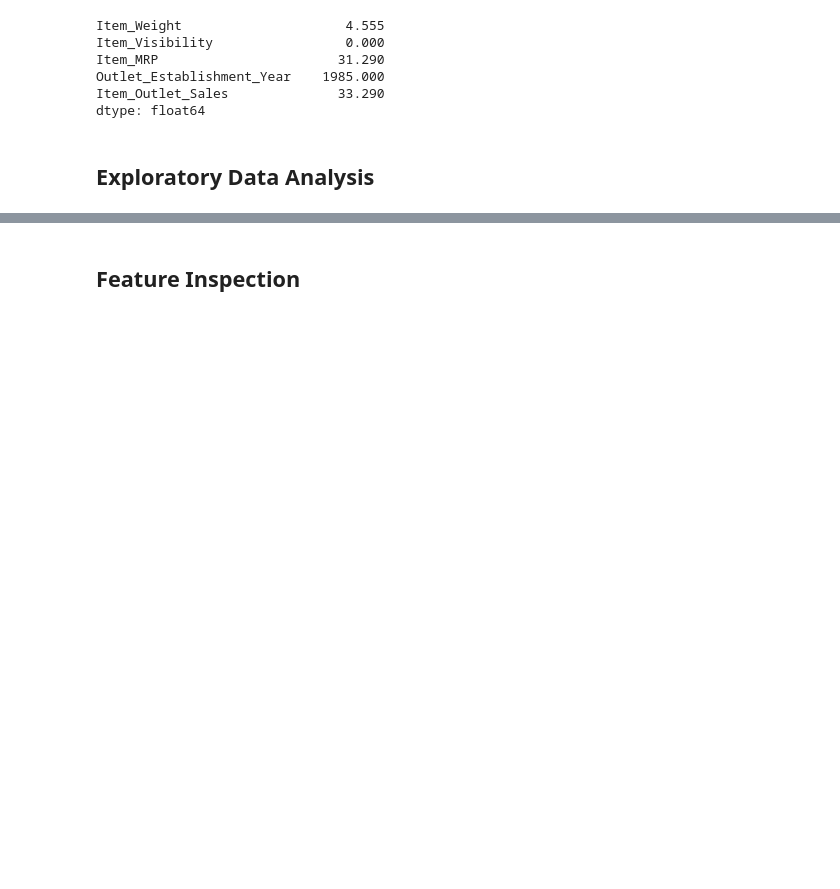
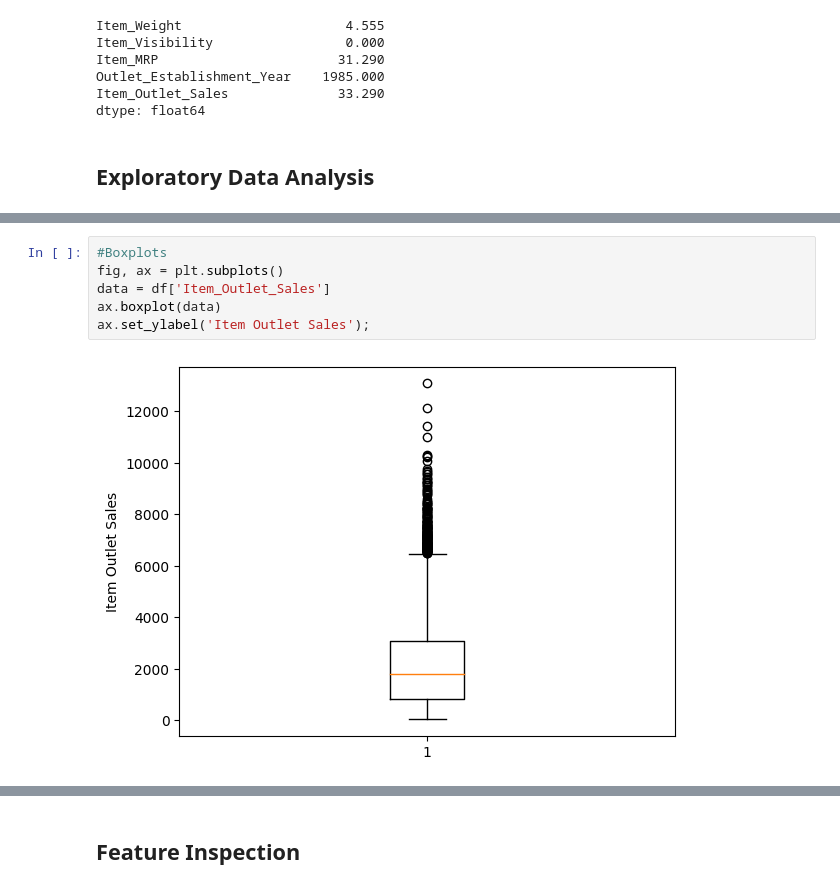
Before and after one commit to Bettylu0608/Prediction-of-Product-Sales, a Jupyter notebook: Prediction_of_Product_Sales_.ipynb, the cells around one changed output, grey strips where cells are left out. Saved outputs shown, nothing was run; the diff lists cells and outputs as text; blank space fills up the shorter version.

```diff
--- a/Prediction_of_Product_Sales_.ipynb
+++ b/Prediction_of_Product_Sales_.ipynb
@@ -223,0 +243,8 @@ dtype: float64
+# %%
+#Boxplots
+fig, ax = plt.subplots()
+data = df['Item_Outlet_Sales']
+ax.boxplot(data)
+ax.set_ylabel('Item Outlet Sales');
+# %% [output]
+[figure, added]
```
Also changed, not shown: parts of 10 cells of this notebook.
